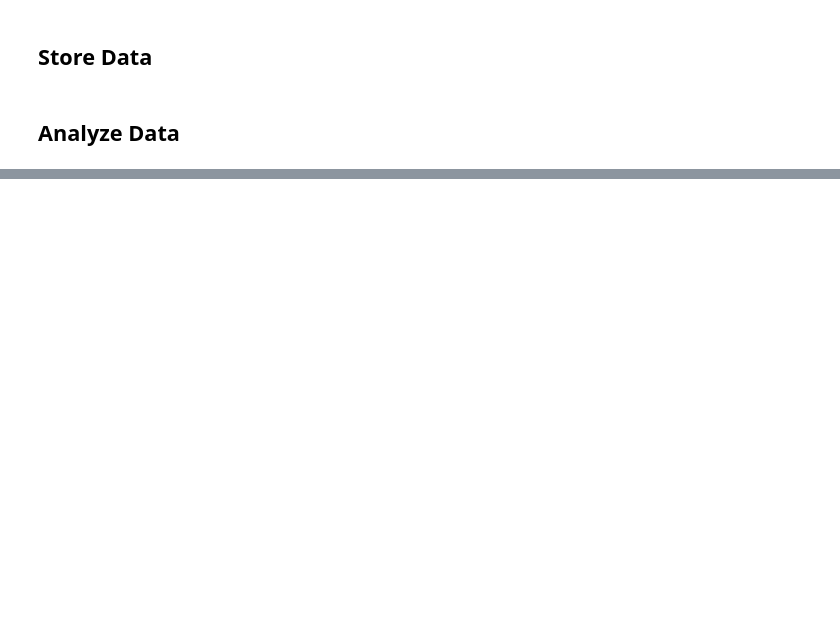
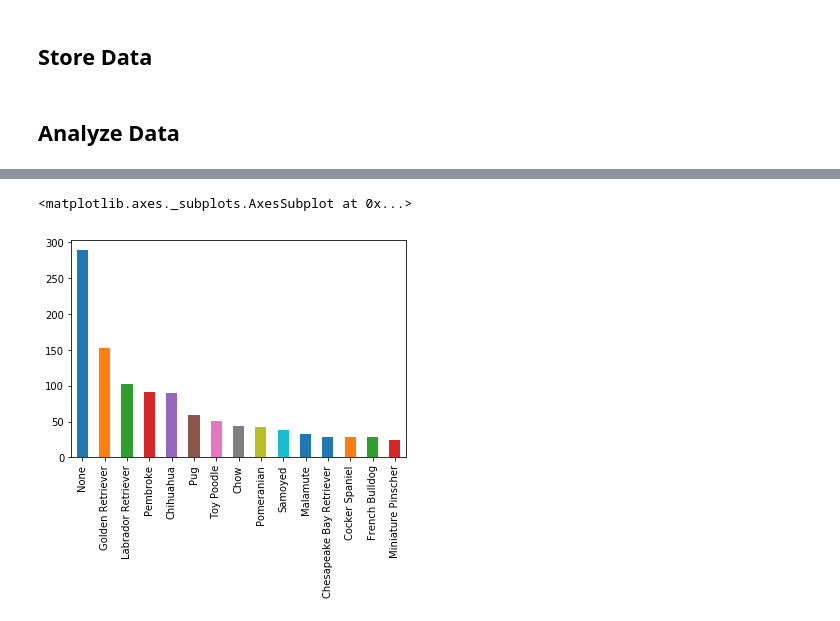
Before and after one commit to yagmurdalman/wrangle-and-analyze-data, a Jupyter notebook: wrangle_act.ipynb, the cells around one changed output, grey strips where cells are left out. Cells and saved outputs as stored; diff of their text form; code cells hidden in the pictures; blank space fills up the shorter version.

```diff
--- a/wrangle_act.ipynb
+++ b/wrangle_act.ipynb
@@ -1215,0 +1388,5 @@ df_twitter_archive_clean.to_csv('twitter_archive_master.csv')
+# %%
+df.breed.value_counts()[:15].plot(kind='bar')
+# %% [output]
+<matplotlib.axes._subplots.AxesSubplot at 0x...>
+[figure, added]
```
Also changed, not shown: parts of 32 cells of this notebook.
